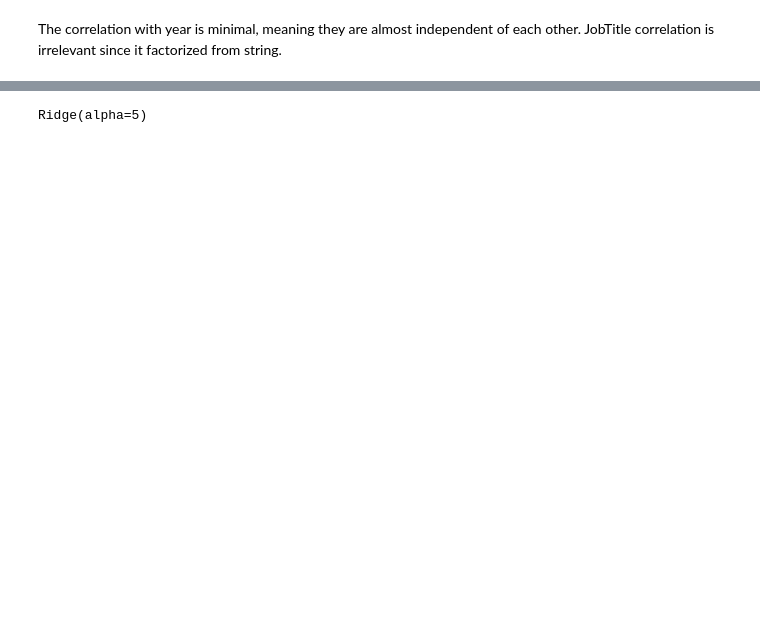
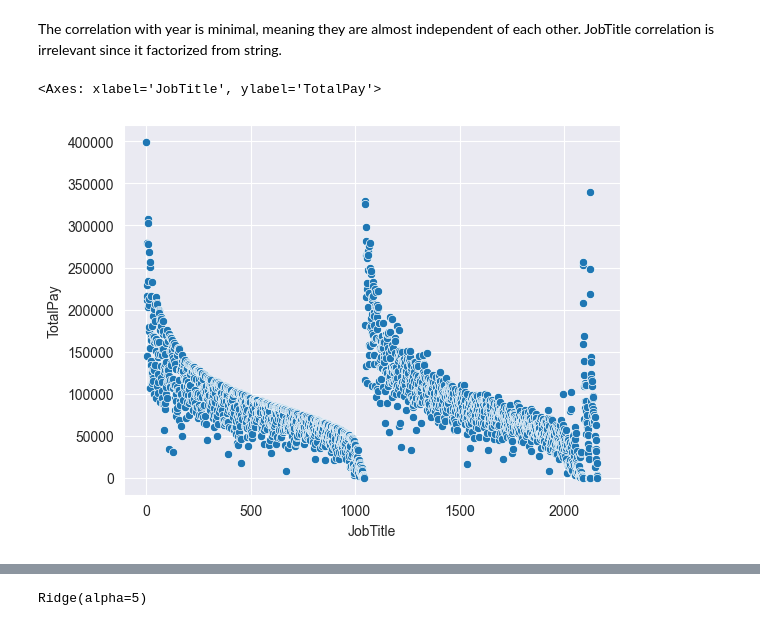
Before and after one commit to Warek-Labs/fia-labs, a Jupyter notebook: main.ipynb, the cells around one changed output, grey strips where cells are left out. Saved outputs shown, nothing was run; the diff lists cells and outputs as text; code cells hidden in the pictures; blank space fills up the shorter version.

```diff
--- a/main.ipynb
+++ b/main.ipynb
@@ -170,3 +182,9 @@ Year        0.032090
 Name: TotalPay, dtype: float64
 # %% [markdown]
 The correlation with year is minimal, meaning they are almost independent of each other. JobTitle correlation is irrelevant since it factorized from string.
+# %%
+# Plot the average TotalPay per JobTitle, group by 'JobTitle' and calculate the mean of 'TotalPay'
+sns.scatterplot(x='JobTitle', y='TotalPay', data=data.groupby('JobTitle')['TotalPay'].mean().reset_index())
+# %% [output]
+<Axes: xlabel='JobTitle', ylabel='TotalPay'>
+[figure, added]
```
Also changed, not shown: parts of 27 cells of this notebook.
